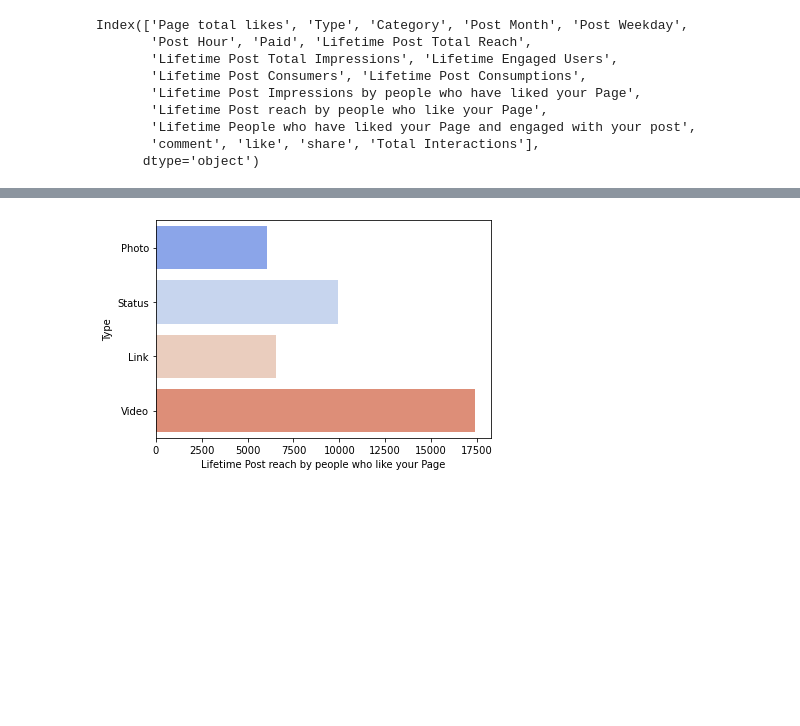
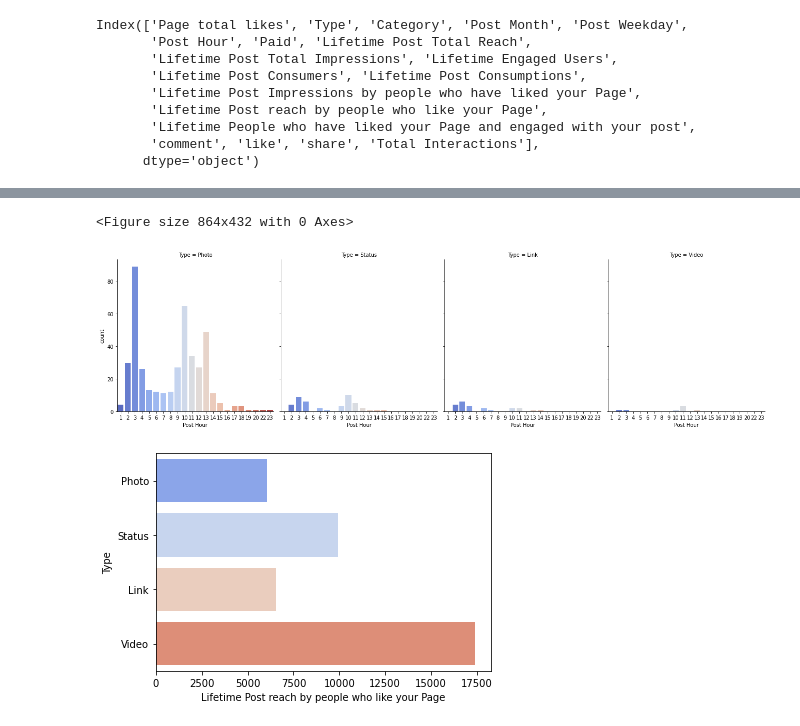
Before and after one commit to Sricha02/INTRO-TO-DATA-ANALYSIS, a Jupyter notebook: facebook.ipynb, the cells around one changed output, grey strips where cells are left out. Saved outputs shown, nothing was run; the diff lists cells and outputs as text; code cells hidden in the pictures; blank space fills up the shorter version.

```diff
--- a/facebook.ipynb
+++ b/facebook.ipynb
@@ -119 +119,13 @@ ax = sns.catplot("Paid",
+# %%
+fig = plt.figure(figsize = (12, 6))
+ax = sns.catplot("Post Hour",
+                 col = "Type",
+                 data = df,
+                 kind = "count",
+                 palette = 'coolwarm',
+                 aspect = .9,
+                );
+# %% [output]
+<Figure size 864x432 with 0 Axes>
+[figure, added]
 # %%
```
Also changed, not shown: parts of 5 cells of this notebook.
